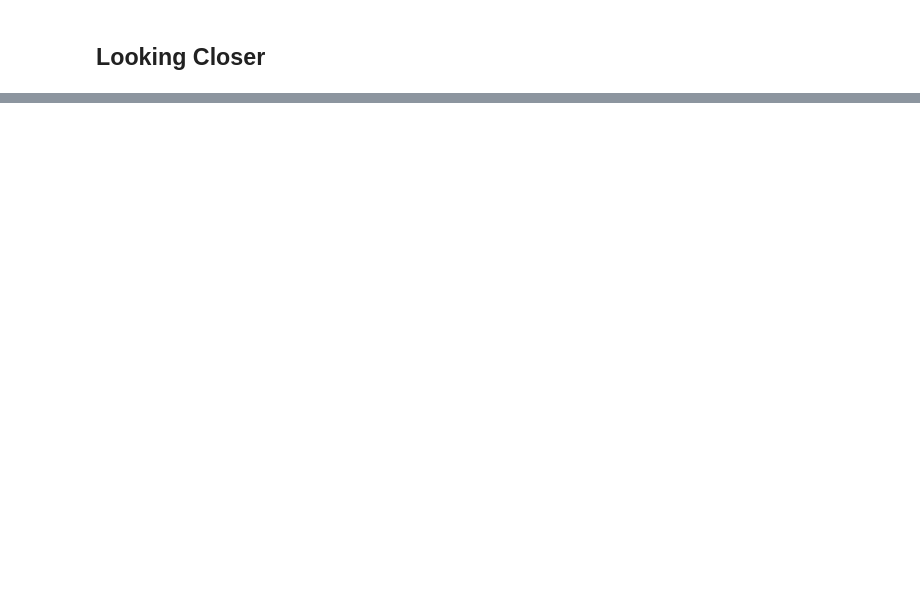
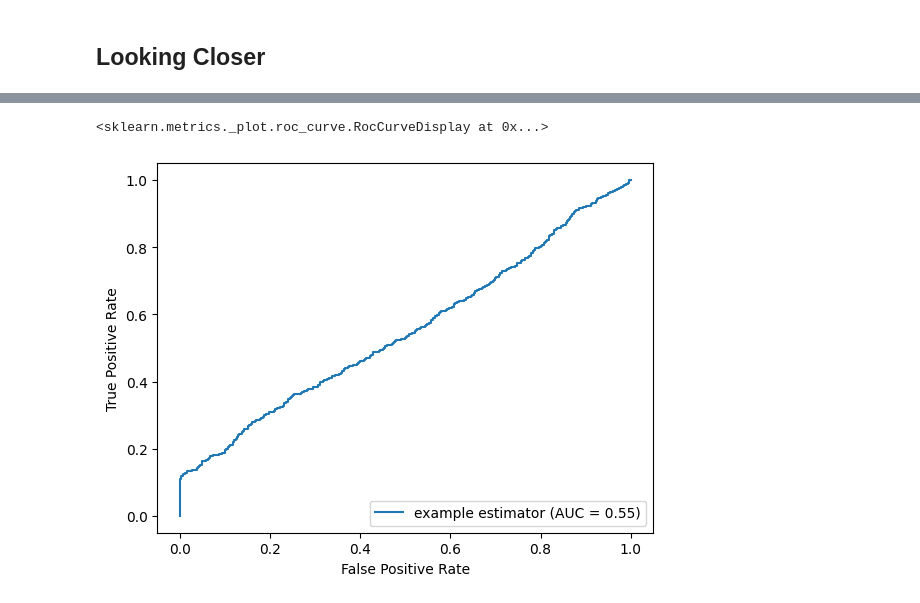
Before and after one commit to okano700/DeepAnt, a Jupyter notebook: DeepAnt-Copy1.ipynb, the cells around one changed output, grey strips where cells are left out. Cells and saved outputs as stored; diff of their text form; code cells hidden in the pictures; blank space fills up the shorter version.

```diff
--- a/DeepAnt-Copy1.ipynb
+++ b/DeepAnt-Copy1.ipynb
@@ -240,0 +318,5 @@ np.arange(5400, 5600)
+# %%
+display.plot()
+# %% [output]
+<sklearn.metrics._plot.roc_curve.RocCurveDisplay at 0x...>
+[figure, added]
```
Also changed, not shown: parts of 22 cells of this notebook, 2 other files.
